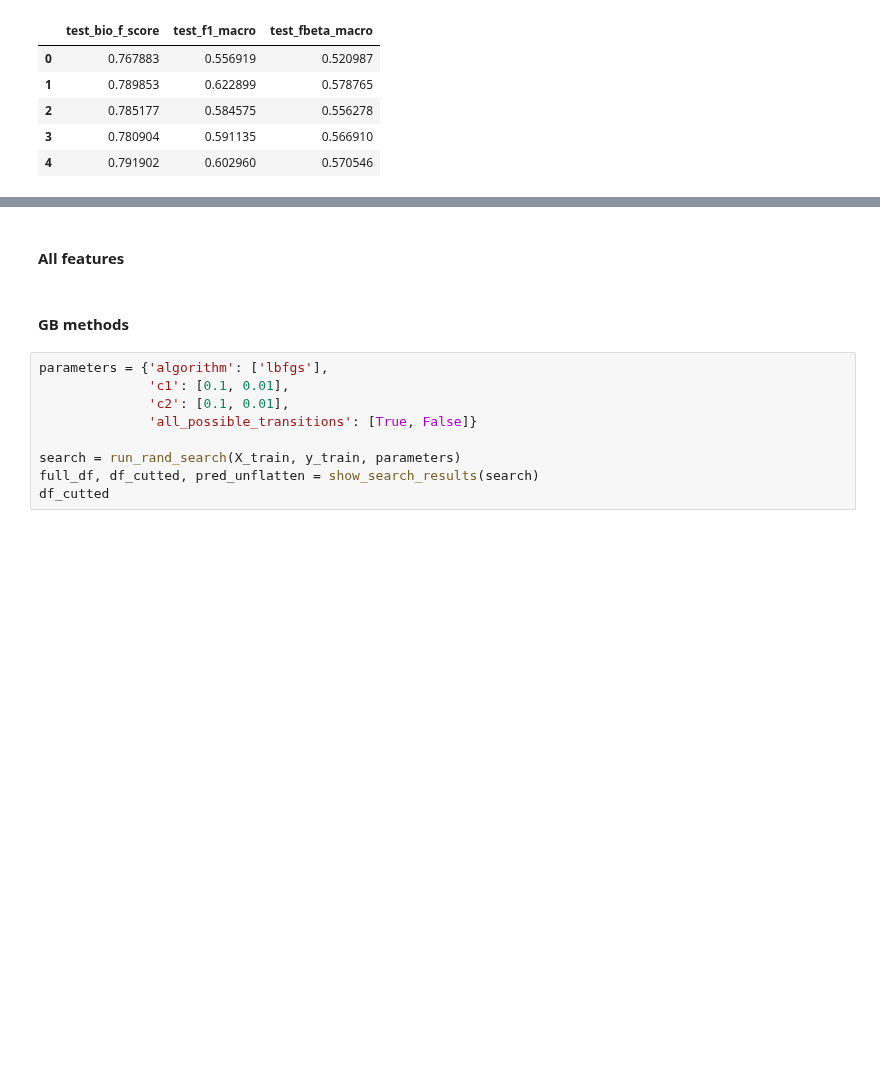
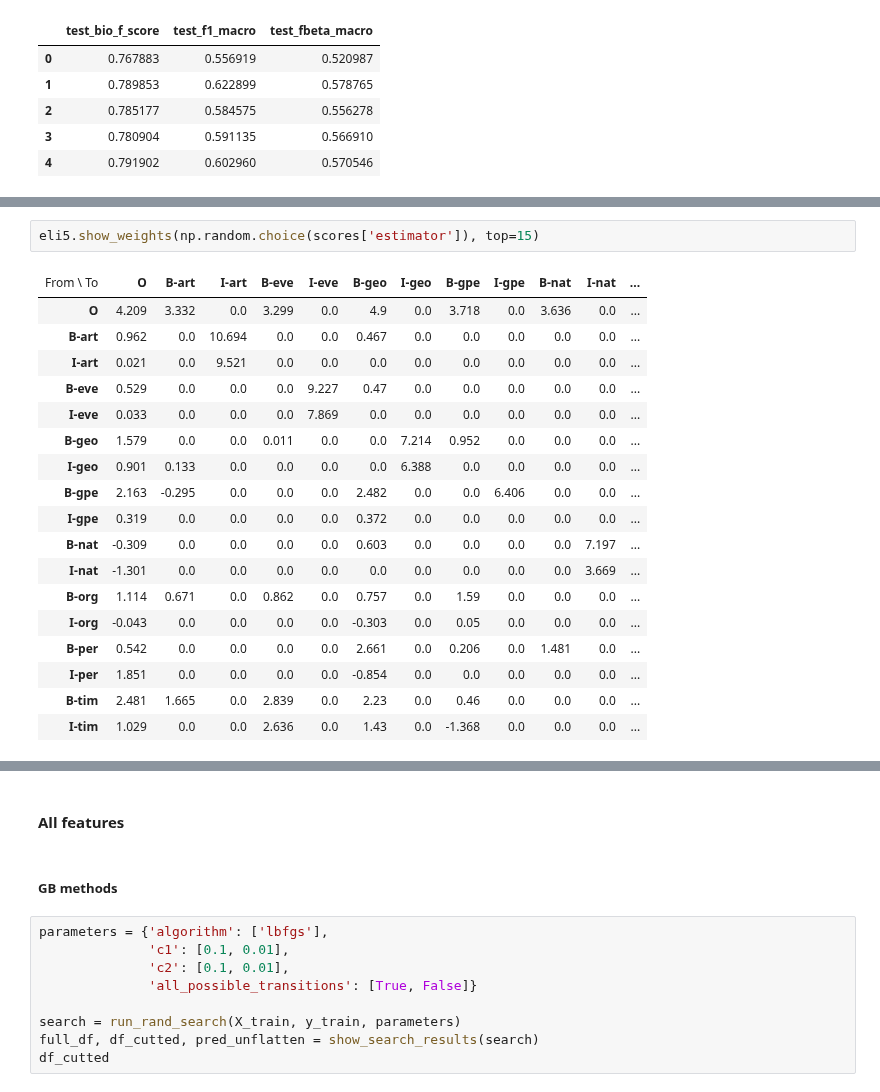
Before and after one commit to OlegBEZb/NLP_advanced_course, a Jupyter notebook: HW2/HW2_NER.ipynb, the cells around one changed output, grey strips where cells are left out. Cells and saved outputs as stored; diff of their text form; blank space fills up the shorter version.

```diff
--- a/HW2/HW2_NER.ipynb
+++ b/HW2/HW2_NER.ipynb
@@ -1374,0 +1356,21 @@ macro avg       0.83      0.73      0.77     27368
+# %%
+eli5.show_weights(np.random.choice(scores['estimator']), top=15)
+# %% [output]
+| From \ To | O | B-art | I-art | B-eve | I-eve | B-geo | I-geo | B-gpe | I-gpe | B-nat | I-nat | ... |
+| O | 4.209 | 3.332 | 0.0 | 3.299 | 0.0 | 4.9 | 0.0 | 3.718 | 0.0 | 3.636 | 0.0 | ... |
+| B-art | 0.962 | 0.0 | 10.694 | 0.0 | 0.0 | 0.467 | 0.0 | 0.0 | 0.0 | 0.0 | 0.0 | ... |
+| I-art | 0.021 | 0.0 | 9.521 | 0.0 | 0.0 | 0.0 | 0.0 | 0.0 | 0.0 | 0.0 | 0.0 | ... |
+| B-eve | 0.529 | 0.0 | 0.0 | 0.0 | 9.227 | 0.47 | 0.0 | 0.0 | 0.0 | 0.0 | 0.0 | ... |
+| I-eve | 0.033 | 0.0 | 0.0 | 0.0 | 7.869 | 0.0 | 0.0 | 0.0 | 0.0 | 0.0 | 0.0 | ... |
+| B-geo | 1.579 | 0.0 | 0.0 | 0.011 | 0.0 | 0.0 | 7.214 | 0.952 | 0.0 | 0.0 | 0.0 | ... |
+| I-geo | 0.901 | 0.133 | 0.0 | 0.0 | 0.0 | 0.0 | 6.388 | 0.0 | 0.0 | 0.0 | 0.0 | ... |
+| B-gpe | 2.163 | -0.295 | 0.0 | 0.0 | 0.0 | 2.482 | 0.0 | 0.0 | 6.406 | 0.0 | 0.0 | ... |
+| I-gpe | 0.319 | 0.0 | 0.0 | 0.0 | 0.0 | 0.372 | 0.0 | 0.0 | 0.0 | 0.0 | 0.0 | ... |
+| B-nat | -0.309 | 0.0 | 0.0 | 0.0 | 0.0 | 0.603 | 0.0 | 0.0 | 0.0 | 0.0 | 7.197 | ... |
+| I-nat | -1.301 | 0.0 | 0.0 | 0.0 | 0.0 | 0.0 | 0.0 | 0.0 | 0.0 | 0.0 | 3.669 | ... |
+| B-org | 1.114 | 0.671 | 0.0 | 0.862 | 0.0 | 0.757 | 0.0 | 1.59 | 0.0 | 0.0 | 0.0 | ... |
+| I-org | -0.043 | 0.0 | 0.0 | 0.0 | 0.0 | -0.303 | 0.0 | 0.05 | 0.0 | 0.0 | 0.0 | ... |
+| B-per | 0.542 | 0.0 | 0.0 | 0.0 | 0.0 | 2.661 | 0.0 | 0.206 | 0.0 | 1.481 | 0.0 | ... |
+| I-per | 1.851 | 0.0 | 0.0 | 0.0 | 0.0 | -0.854 | 0.0 | 0.0 | 0.0 | 0.0 | 0.0 | ... |
+| B-tim | 2.481 | 1.665 | 0.0 | 2.839 | 0.0 | 2.23 | 0.0 | 0.46 | 0.0 | 0.0 | 0.0 | ... |
+| I-tim | 1.029 | 0.0 | 0.0 | 2.636 | 0.0 | 1.43 | 0.0 | -1.368 | 0.0 | 0.0 | 0.0 | ... |
@@ -1375,7 +1379,7 @@ macro avg       0.83      0.73      0.77     27368
 # %% [markdown]
 #### All features
 # %% [markdown]
-#### GB methods
+##### GB methods
 # %%
 parameters = {'algorithm': ['lbfgs'],
               'c1': [0.1, 0.01],
```
Also changed, not shown: parts of 20 cells of this notebook.
